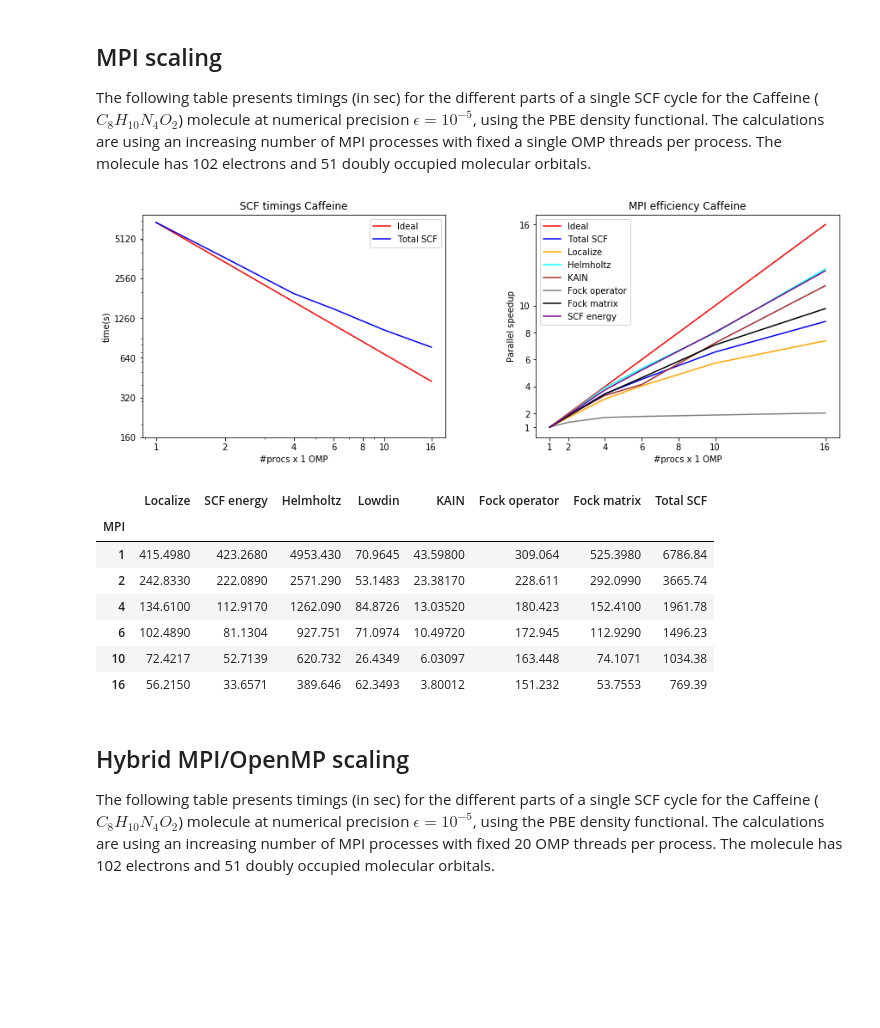
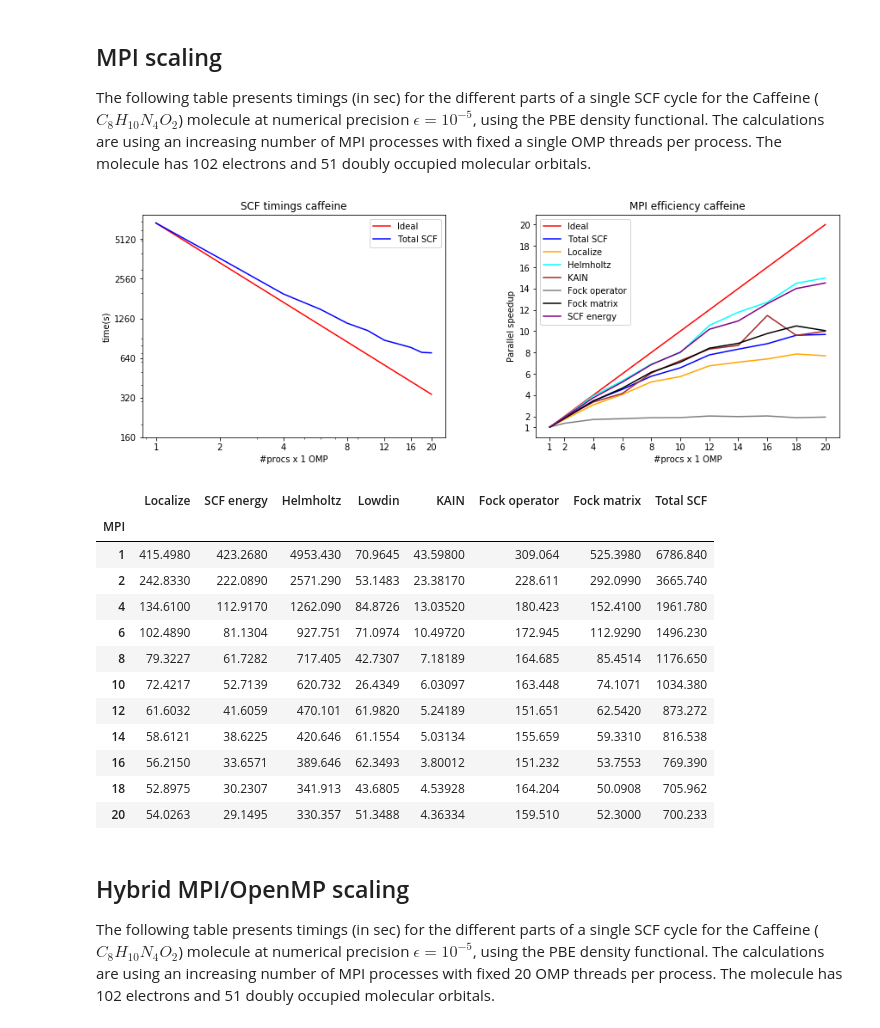
Before and after one commit to MRChemSoft/mrchem-benchmark, a Jupyter notebook: caffeine.ipynb, the cells around one changed output. Drawn from its saved outputs; the diff is of its cells as text; code cells hidden in the pictures; blank space fills up the shorter version.

```diff
--- a/caffeine.ipynb
+++ b/caffeine.ipynb
@@ -114,52 +116,58 @@ The following table presents timings (in sec) for the different parts of a singl
 # %%
 omp=1
 ref=1
-mpi_frame = pd.read_csv("caffeine/scf.csv", index_col=[1,0])
-mpi_series = mpi_frame.loc[omp]
+mol='caffeine'
+mpi_frame = pd.read_csv("caffeine/scf.csv", index_col=[0,2,1])
+mpi_series = mpi_frame.loc[mol,omp]
 
 plt.subplot(121)
-plt.title('SCF timings Caffeine')
+plt.title('SCF timings ' + mol)
 plt.plot(mpi_series.index, ref*mpi_series['Total SCF'][ref]/mpi_series.index, 'r', label='Ideal')
 plt.plot(mpi_series['Total SCF'], 'b', label='Total SCF')
 plt.legend(loc='upper right')
 plt.yscale('log')
 plt.xscale('log')
 plt.yticks([160, 320, 640, 1280, 2560, 5120], [160, 320, 640, 1260, 2560, 5120])
-plt.xticks([1, 2, 4, 6, 8, 10, 16], [1, 2, 4, 6, 8, 10, 16])
+plt.xticks([1, 2, 4, 8, 12, 16, 20], [1, 2, 4, 8, 12, 16, 20])
 plt.ylabel('time(s)')
 plt.xlabel('#procs' + ' x ' + str(omp) + ' OMP')
 
 plt.subplot(122)
-plt.title('MPI efficiency Caffeine')
+plt.title('MPI efficiency ' + mol)
 plt.plot(mpi_series.index, mpi_series.index, c='red', label='Ideal')
 plt.plot(ref*mpi_series['Total SCF'][ref]/mpi_series['Total SCF'], c='blue', label='Total SCF')
 plt.plot(ref*mpi_series['Localize'][ref]/mpi_series['Localize'], c='orange', label='Localize')
 plt.plot(ref*mpi_series['Helmholtz'][ref]/mpi_series['Helmholtz'], c='cyan', label='Helmholtz')
 plt.plot(ref*mpi_series['KAIN'][ref]/mpi_series['KAIN'], c='brown', label='KAIN')
 plt.plot(ref*mpi_series['Fock operator'][ref]/mpi_series['Fock operator'], c='gray', label='Fock operator')
 plt.plot(ref*mpi_series['Fock matrix'][ref]/mpi_series['Fock matrix'], c='black', label='Fock matrix')
 plt.plot(ref*mpi_series['SCF energy'][ref]/mpi_series['SCF energy'], c='purple', label='SCF energy')
 plt.legend(loc='upper left')
 #plt.yscale('log')
 #plt.xscale('log')
-plt.yticks([1, 2, 4, 6, 8, 10, 16], [1, 2, 4, 6, 8, 10, 16])
-plt.xticks([1, 2, 4, 6, 8, 10, 16], [1, 2, 4, 6, 8, 10, 16])
+plt.yticks([1, 2, 4, 6, 8, 10, 12, 14, 16, 18, 20], [1, 2, 4, 6, 8, 10, 12, 14, 16, 18, 20])
+plt.xticks([1, 2, 4, 6, 8, 10, 12, 14, 16, 18, 20], [1, 2, 4, 6, 8, 10, 12, 14, 16, 18, 20])
 plt.ylabel('Parallel speedup')
 plt.xlabel('#procs' + ' x ' + str(omp) + ' OMP')
 
 plt.subplots_adjust(top=1.0, bottom=0.1, right=2, wspace=.30)
 plt.show()
-mpi_frame.loc[omp]
+mpi_frame.loc[mol,omp]
 # %% [output]
-[figure, old version]
+[figure, new version]
 |  | Localize | SCF energy | Helmholtz | Lowdin | KAIN | Fock operator | Fock matrix | Total SCF |
 | MPI |  |  |  |  |  |  |  |  |
-| 1 | 415.4980 | 423.2680 | 4953.430 | 70.9645 | 43.59800 | 309.064 | 525.3980 | 6786.84 |
-| 2 | 242.8330 | 222.0890 | 2571.290 | 53.1483 | 23.38170 | 228.611 | 292.0990 | 3665.74 |
-| 4 | 134.6100 | 112.9170 | 1262.090 | 84.8726 | 13.03520 | 180.423 | 152.4100 | 1961.78 |
-| 6 | 102.4890 | 81.1304 | 927.751 | 71.0974 | 10.49720 | 172.945 | 112.9290 | 1496.23 |
-| 10 | 72.4217 | 52.7139 | 620.732 | 26.4349 | 6.03097 | 163.448 | 74.1071 | 1034.38 |
-| 16 | 56.2150 | 33.6571 | 389.646 | 62.3493 | 3.80012 | 151.232 | 53.7553 | 769.39 |
+| 1 | 415.4980 | 423.2680 | 4953.430 | 70.9645 | 43.59800 | 309.064 | 525.3980 | 6786.840 |
+| 2 | 242.8330 | 222.0890 | 2571.290 | 53.1483 | 23.38170 | 228.611 | 292.0990 | 3665.740 |
+| 4 | 134.6100 | 112.9170 | 1262.090 | 84.8726 | 13.03520 | 180.423 | 152.4100 | 1961.780 |
+| 6 | 102.4890 | 81.1304 | 927.751 | 71.0974 | 10.49720 | 172.945 | 112.9290 | 1496.230 |
+| 8 | 79.3227 | 61.7282 | 717.405 | 42.7307 | 7.18189 | 164.685 | 85.4514 | 1176.650 |
+| 10 | 72.4217 | 52.7139 | 620.732 | 26.4349 | 6.03097 | 163.448 | 74.1071 | 1034.380 |
+| 12 | 61.6032 | 41.6059 | 470.101 | 61.9820 | 5.24189 | 151.651 | 62.5420 | 873.272 |
+| 14 | 58.6121 | 38.6225 | 420.646 | 61.1554 | 5.03134 | 155.659 | 59.3310 | 816.538 |
+| 16 | 56.2150 | 33.6571 | 389.646 | 62.3493 | 3.80012 | 151.232 | 53.7553 | 769.390 |
+| 18 | 52.8975 | 30.2307 | 341.913 | 43.6805 | 4.53928 | 164.204 | 50.0908 | 705.962 |
+| 20 | 54.0263 | 29.1495 | 330.357 | 51.3488 | 4.36334 | 159.510 | 52.3000 | 700.233 |
 # %% [markdown]
 ## Hybrid MPI/OpenMP scaling
 
```
Also changed, not shown: parts of 3 cells of this notebook.
